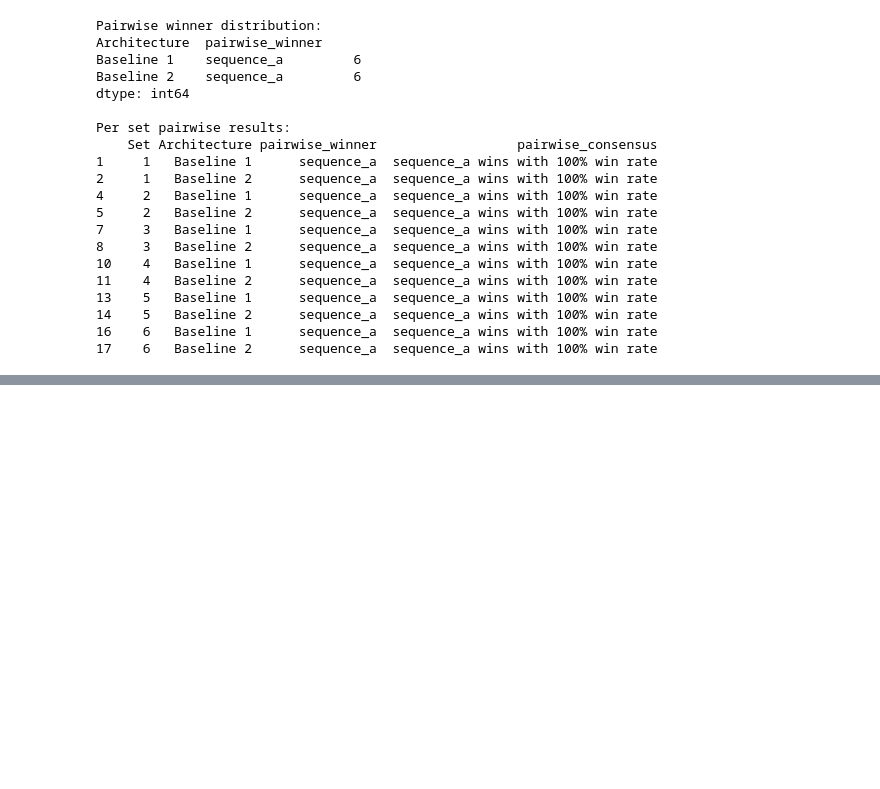
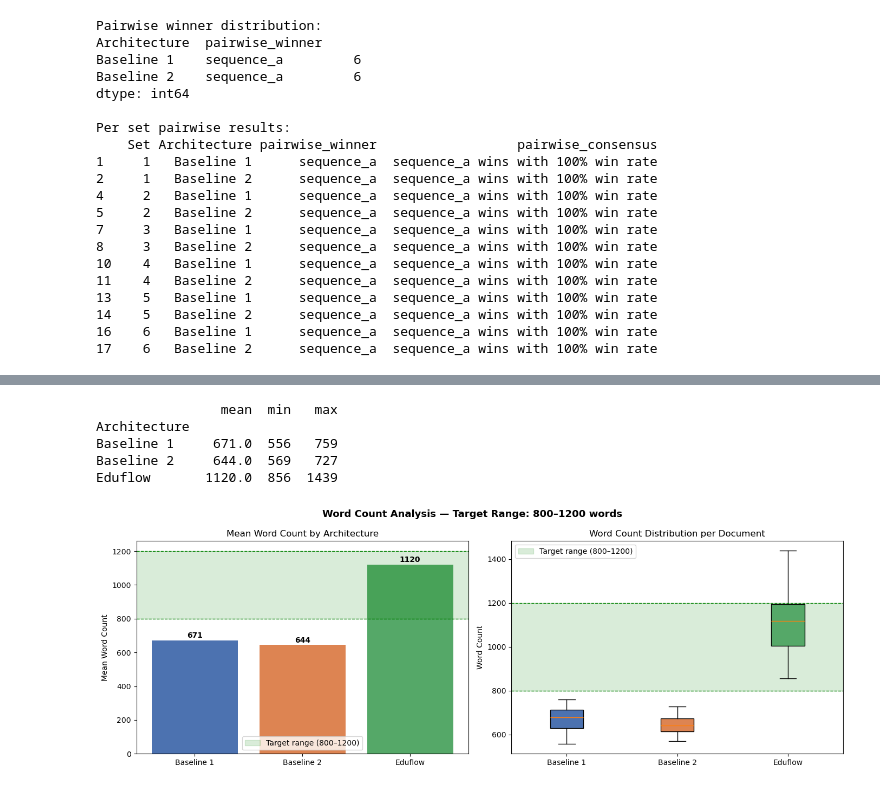
Before and after one commit to daveshenal/eduflow, a Jupyter notebook: evaluator_service/evaluation/results_analysis.ipynb, the cells around one changed output, grey strips where cells are left out. Saved outputs shown, nothing was run; the diff lists cells and outputs as text; code cells hidden in the pictures; blank space fills up the shorter version.

```diff
--- a/evaluator_service/evaluation/results_analysis.ipynb
+++ b/evaluator_service/evaluation/results_analysis.ipynb
@@ -297,0 +349,78 @@ Eduflow        5.0    5    5
+# %%
+sys.path.append(os.path.abspath("../.."))
+
+BASE_PATH = r"C:\Users\daves\Desktop\EduFlow\eduflow\evaluator_service\evaluation\downloaded_jobs"
+
+word_counts = []
+
+for _, row in df.iterrows():
+    job_id = row["Job ID"]
+    arch = row["Architecture"]
+    set_num = row["Set"]
+    pdf_folder = os.path.join(BASE_PATH, job_id, "pdf")
+
+    if not os.path.exists(pdf_folder):
+        print(f"⚠️ [{job_id}] pdf folder not found")
+        continue
+
+    pdfs = sorted([f for f in os.listdir(pdf_folder) if f.endswith(".pdf")])
+
+    for pdf_file in pdfs:
+        pdf_path = os.path.join(pdf_folder, pdf_file)
+        # we'll use the already available extractor
+        from evaluator_service.utils.pdf_extractor import extract_text_from_pdf
+        text = extract_text_from_pdf(pdf_path)
+        wc = len(text.split()) if text else 0
+        word_counts.append({
+            "Job ID": job_id,
+            "Architecture": arch,
+            "Set": set_num,
+            "PDF": pdf_file,
+            "Word Count": wc
+        })
+
+wc_df = pd.DataFrame(word_counts)
+print(wc_df.groupby("Architecture")["Word Count"].agg(["mean", "min", "max"]).round(0))
+# %% [output]
+                mean  min   max
+Architecture
+Baseline 1     671.0  556   759
+Baseline 2     644.0  569   727
+Eduflow       1120.0  856  1439
+# %%
+fig, axes = plt.subplots(1, 2, figsize=(14, 5))
+fig.suptitle("Word Count Analysis — Target Range: 800–1200 words", fontsize=13, fontweight="bold")
+
+colors = {"Eduflow": "#55A868", "Baseline 1": "#4C72B0", "Baseline 2": "#DD8452"}
+
+# --- Plot 1: Mean word count per architecture with target band ---
+ax1 = axes[0]
+archs = ["Baseline 1", "Baseline 2", "Eduflow"]
+means = [671, 644, 1120]
+ax1.bar(archs, means, color=[colors[a] for a in archs])
+ax1.axhspan(800, 1200, alpha=0.15, color="green", label="Target range (800–1200)")
+ax1.axhline(800,  color="green", linestyle="--", linewidth=1)
+ax1.axhline(1200, color="green", linestyle="--", linewidth=1)
+for i, v in enumerate(means):
+    ax1.text(i, v + 15, str(v), ha="center", fontweight="bold")
+ax1.set_ylabel("Mean Word Count")
+ax1.set_title("Mean Word Count by Architecture")
+ax1.legend()
+
+# --- Plot 2: Per doc distribution as boxplot ---
+ax2 = axes[1]
+data_to_plot = [wc_df[wc_df["Architecture"] == arch]["Word Count"].values for arch in archs]
+bp = ax2.boxplot(data_to_plot, tick_labels=archs, patch_artist=True)
+for patch, arch in zip(bp["boxes"], archs):
+    patch.set_facecolor(colors[arch])
+ax2.axhspan(800, 1200, alpha=0.15, color="green", label="Target range (800–1200)")
+ax2.axhline(800,  color="green", linestyle="--", linewidth=1)
+ax2.axhline(1200, color="green", linestyle="--", linewidth=1)
+ax2.set_ylabel("Word Count")
+ax2.set_title("Word Count Distribution per Document")
+ax2.legend()
+
+plt.tight_layout()
+plt.show()
+# %% [output]
+[figure, added]
```
Also changed, not shown: parts of 7 cells of this notebook, 2 other files.
